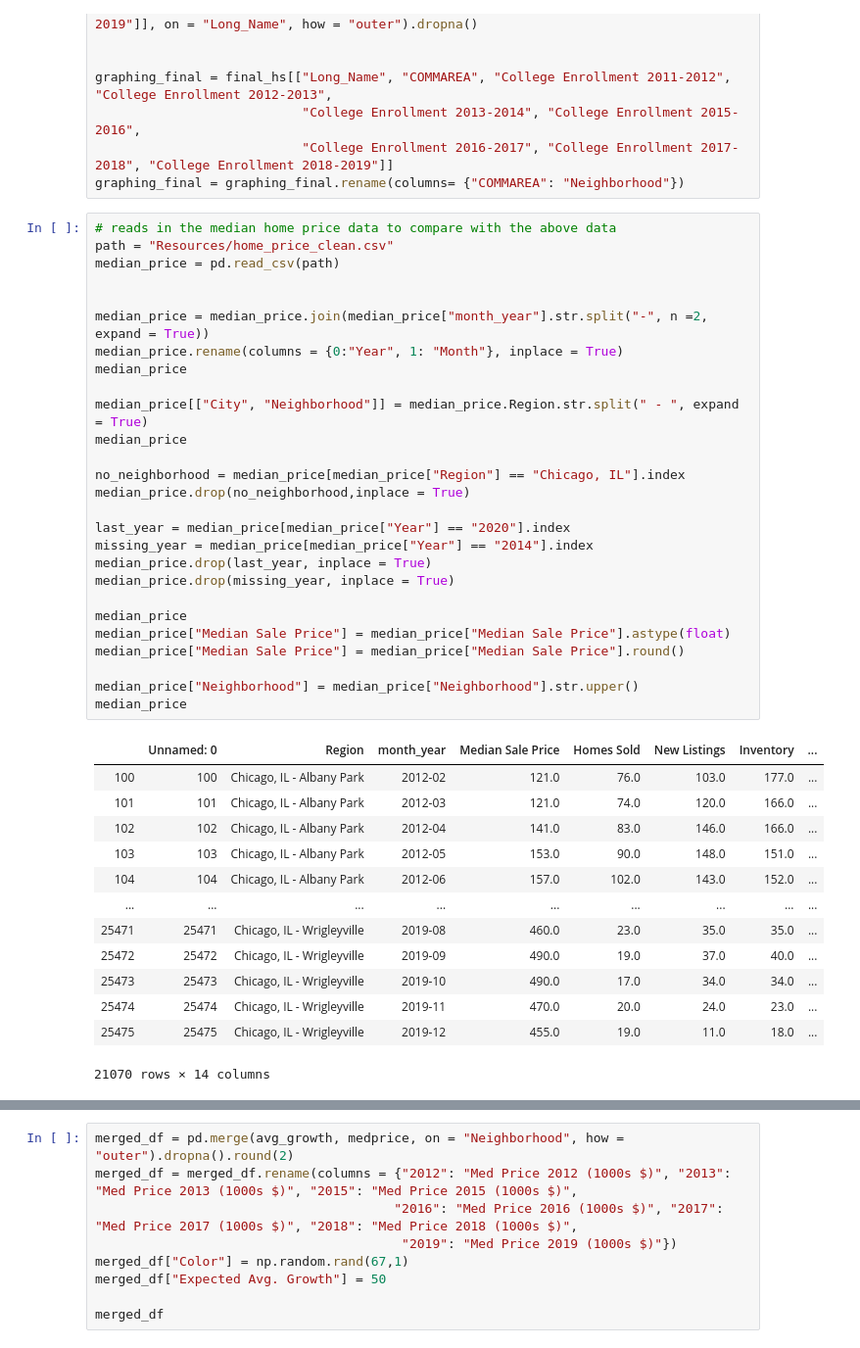
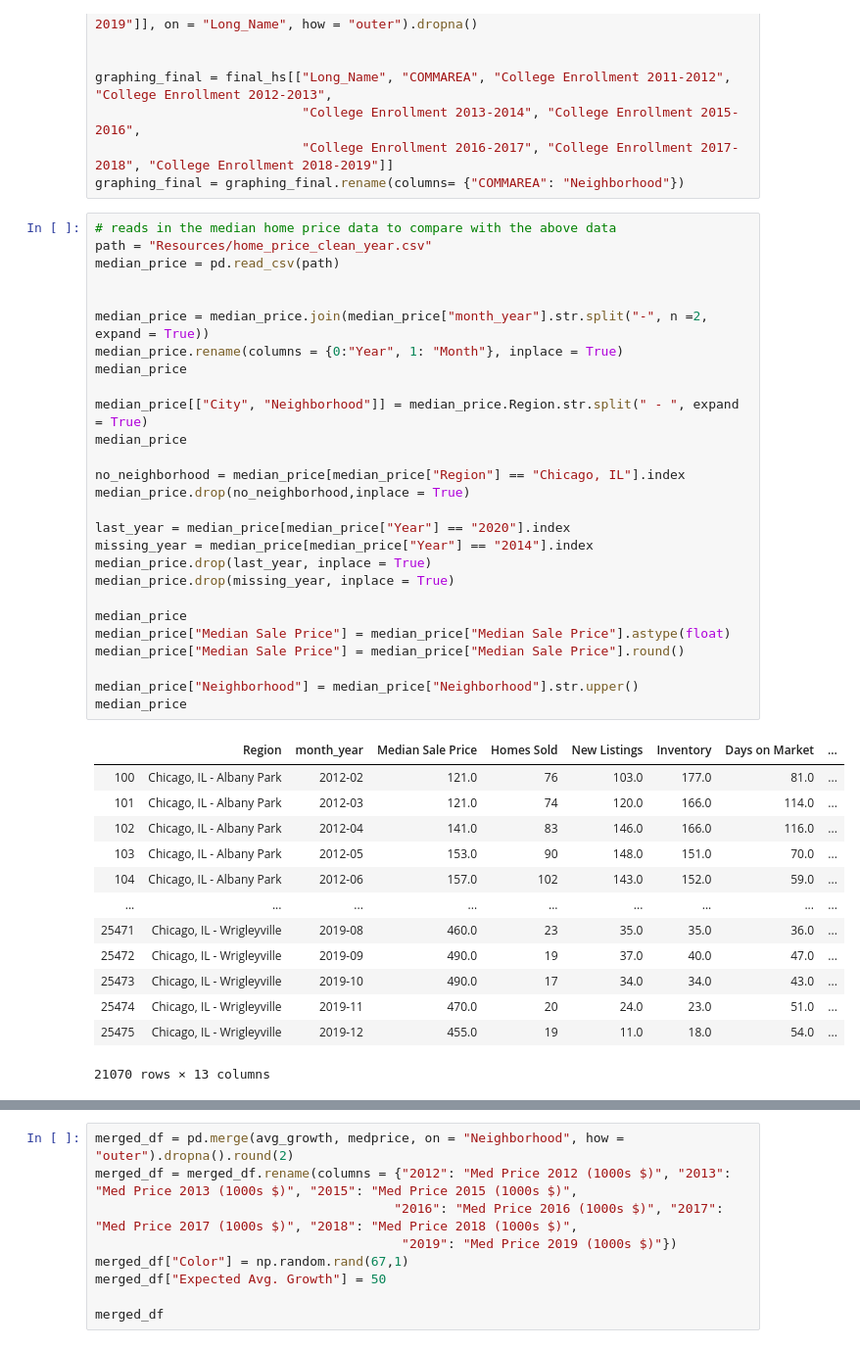
Before and after one commit to ruilin86/Group-Project, a Jupyter notebook: project.ipynb, the cells around one changed output, grey strips where cells are left out. Shown at 98% size. Saved outputs shown, nothing was run; the diff lists cells and outputs as text.

```diff
--- a/project.ipynb
+++ b/project.ipynb
@@ -1381,45 +1381,45 @@ graphing_final = final_hs[["Long_Name", "COMMAREA", "College Enrollment 2011-201
 graphing_final = graphing_final.rename(columns= {"COMMAREA": "Neighborhood"})
 # %%
 # reads in the median home price data to compare with the above data
-path = "Resources/home_price_clean.csv"
+path = "Resources/home_price_clean_year.csv"
 median_price = pd.read_csv(path)
 
 
 median_price = median_price.join(median_price["month_year"].str.split("-", n =2, expand = True))
 median_price.rename(columns = {0:"Year", 1: "Month"}, inplace = True)
 median_price
 
 median_price[["City", "Neighborhood"]] = median_price.Region.str.split(" - ", expand = True)
 median_price
 
 no_neighborhood = median_price[median_price["Region"] == "Chicago, IL"].index
 median_price.drop(no_neighborhood,inplace = True)
 
 last_year = median_price[median_price["Year"] == "2020"].index
 missing_year = median_price[median_price["Year"] == "2014"].index
 median_price.drop(last_year, inplace = True)
 median_price.drop(missing_year, inplace = True)
 
 median_price
 median_price["Median Sale Price"] = median_price["Median Sale Price"].astype(float)
 median_price["Median Sale Price"] = median_price["Median Sale Price"].round()
 
 median_price["Neighborhood"] = median_price["Neighborhood"].str.upper()
 median_price
 # %% [output]
-|  | Unnamed: 0 | Region | month_year | Median Sale Price | Homes Sold | New Listings | Inventory | ... |
-| 100 | 100 | Chicago, IL - Albany Park | 2012-02 | 121.0 | 76.0 | 103.0 | 177.0 | ... |
-| 101 | 101 | Chicago, IL - Albany Park | 2012-03 | 121.0 | 74.0 | 120.0 | 166.0 | ... |
-| 102 | 102 | Chicago, IL - Albany Park | 2012-04 | 141.0 | 83.0 | 146.0 | 166.0 | ... |
-| 103 | 103 | Chicago, IL - Albany Park | 2012-05 | 153.0 | 90.0 | 148.0 | 151.0 | ... |
-| 104 | 104 | Chicago, IL - Albany Park | 2012-06 | 157.0 | 102.0 | 143.0 | 152.0 | ... |
+|  | Region | month_year | Median Sale Price | Homes Sold | New Listings | Inventory | Days on Market | ... |
+| 100 | Chicago, IL - Albany Park | 2012-02 | 121.0 | 76 | 103.0 | 177.0 | 81.0 | ... |
+| 101 | Chicago, IL - Albany Park | 2012-03 | 121.0 | 74 | 120.0 | 166.0 | 114.0 | ... |
+| 102 | Chicago, IL - Albany Park | 2012-04 | 141.0 | 83 | 146.0 | 166.0 | 116.0 | ... |
+| 103 | Chicago, IL - Albany Park | 2012-05 | 153.0 | 90 | 148.0 | 151.0 | 70.0 | ... |
+| 104 | Chicago, IL - Albany Park | 2012-06 | 157.0 | 102 | 143.0 | 152.0 | 59.0 | ... |
 | ... | ... | ... | ... | ... | ... | ... | ... | ... |
-| 25471 | 25471 | Chicago, IL - Wrigleyville | 2019-08 | 460.0 | 23.0 | 35.0 | 35.0 | ... |
-| 25472 | 25472 | Chicago, IL - Wrigleyville | 2019-09 | 490.0 | 19.0 | 37.0 | 40.0 | ... |
-| 25473 | 25473 | Chicago, IL - Wrigleyville | 2019-10 | 490.0 | 17.0 | 34.0 | 34.0 | ... |
-| 25474 | 25474 | Chicago, IL - Wrigleyville | 2019-11 | 470.0 | 20.0 | 24.0 | 23.0 | ... |
-| 25475 | 25475 | Chicago, IL - Wrigleyville | 2019-12 | 455.0 | 19.0 | 11.0 | 18.0 | ... |
+| 25471 | Chicago, IL - Wrigleyville | 2019-08 | 460.0 | 23 | 35.0 | 35.0 | 36.0 | ... |
+| 25472 | Chicago, IL - Wrigleyville | 2019-09 | 490.0 | 19 | 37.0 | 40.0 | 47.0 | ... |
+| 25473 | Chicago, IL - Wrigleyville | 2019-10 | 490.0 | 17 | 34.0 | 34.0 | 43.0 | ... |
+| 25474 | Chicago, IL - Wrigleyville | 2019-11 | 470.0 | 20 | 24.0 | 23.0 | 51.0 | ... |
+| 25475 | Chicago, IL - Wrigleyville | 2019-12 | 455.0 | 19 | 11.0 | 18.0 | 54.0 | ... |
-21070 rows × 14 columns
+21070 rows × 13 columns
 # %%
 # WILL BE ABLE TO GROUPBY NEIGHBORHOOD AND YEAR IF YOU USE THIS YOU DUMB
 yearly_price = median_price.groupby(["Neighborhood","Year"]).mean()
```
Also changed, not shown: parts of 8 cells of this notebook.
